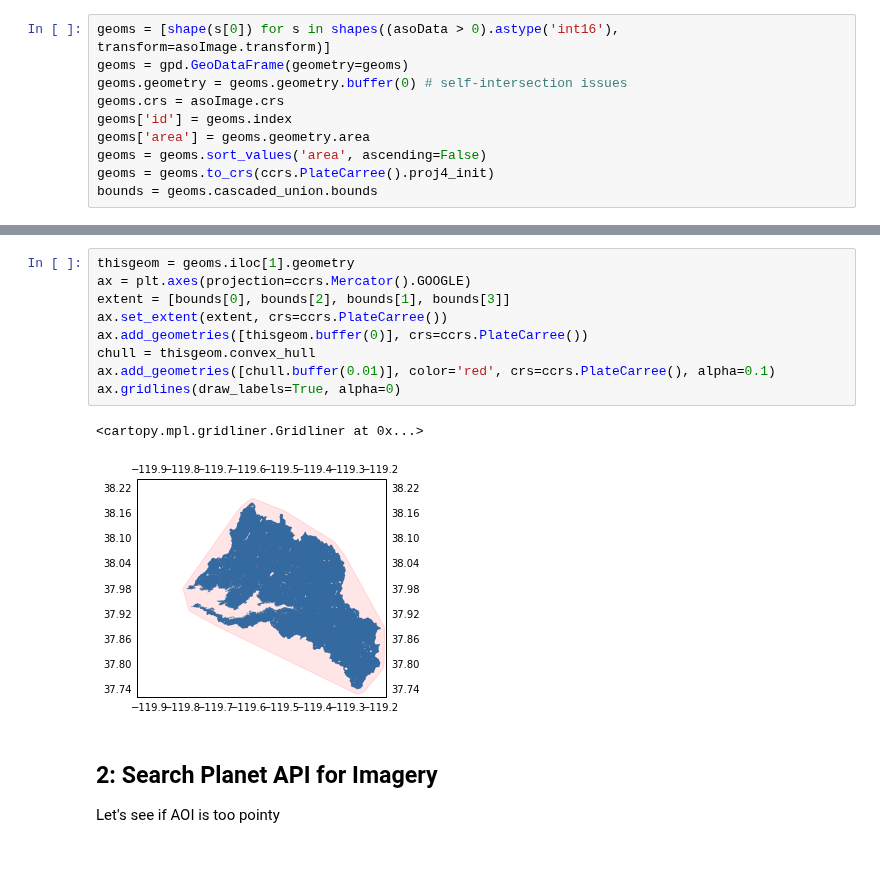
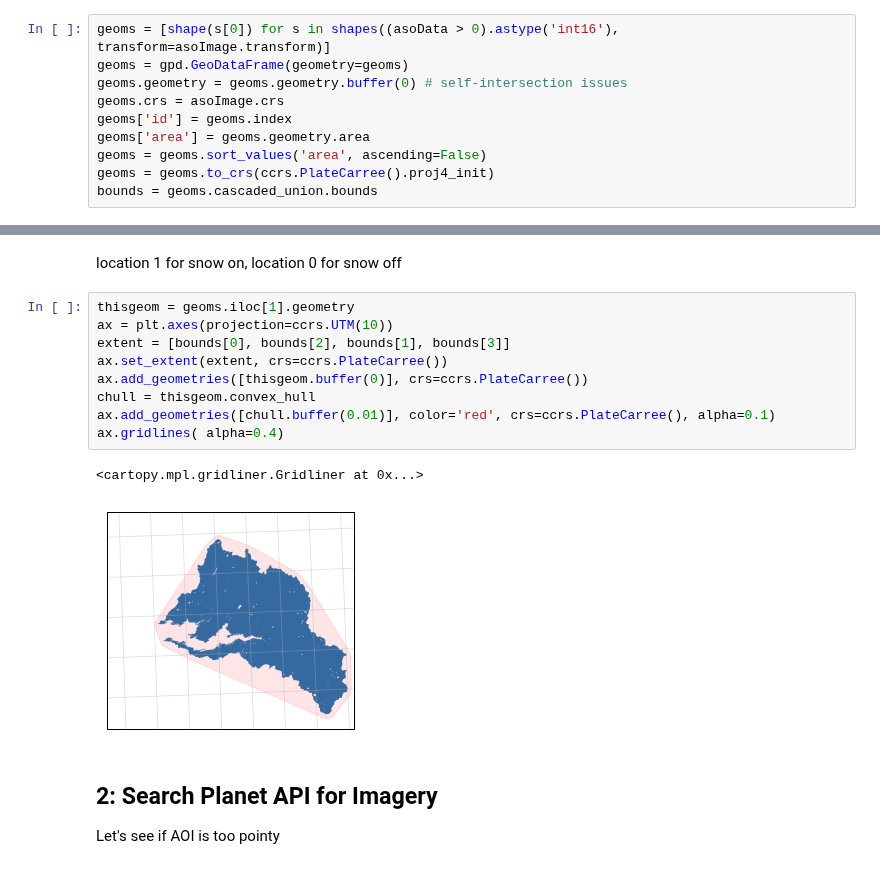
Before and after one commit to acannistra/planet-snowcover, a Jupyter notebook: notebooks/ASO-extract.ipynb, the cells around one changed output, grey strips where cells are left out. Saved outputs shown, nothing was run; the diff lists cells and outputs as text.

```diff
--- a/notebooks/ASO-extract.ipynb
+++ b/notebooks/ASO-extract.ipynb
@@ -84,15 +82,17 @@ geoms.iloc[1].geometry
+# %% [markdown]
+location 1 for snow on, location 0 for snow off
 # %%
 thisgeom = geoms.iloc[1].geometry
-ax = plt.axes(projection=ccrs.Mercator().GOOGLE)
+ax = plt.axes(projection=ccrs.UTM(10))
 extent = [bounds[0], bounds[2], bounds[1], bounds[3]]
 ax.set_extent(extent, crs=ccrs.PlateCarree())
 ax.add_geometries([thisgeom.buffer(0)], crs=ccrs.PlateCarree())
 chull = thisgeom.convex_hull
 ax.add_geometries([chull.buffer(0.01)], color='red', crs=ccrs.PlateCarree(), alpha=0.1)
-ax.gridlines(draw_labels=True, alpha=0)
+ax.gridlines( alpha=0.4)
 # %% [output]
 <cartopy.mpl.gridliner.Gridliner at 0x...>
-[figure, old version]
+[figure, new version]
 # %% [markdown]
 
 ## 2: Search Planet API for Imagery
```
Also changed, not shown: parts of 34 cells of this notebook, 30 other files.
